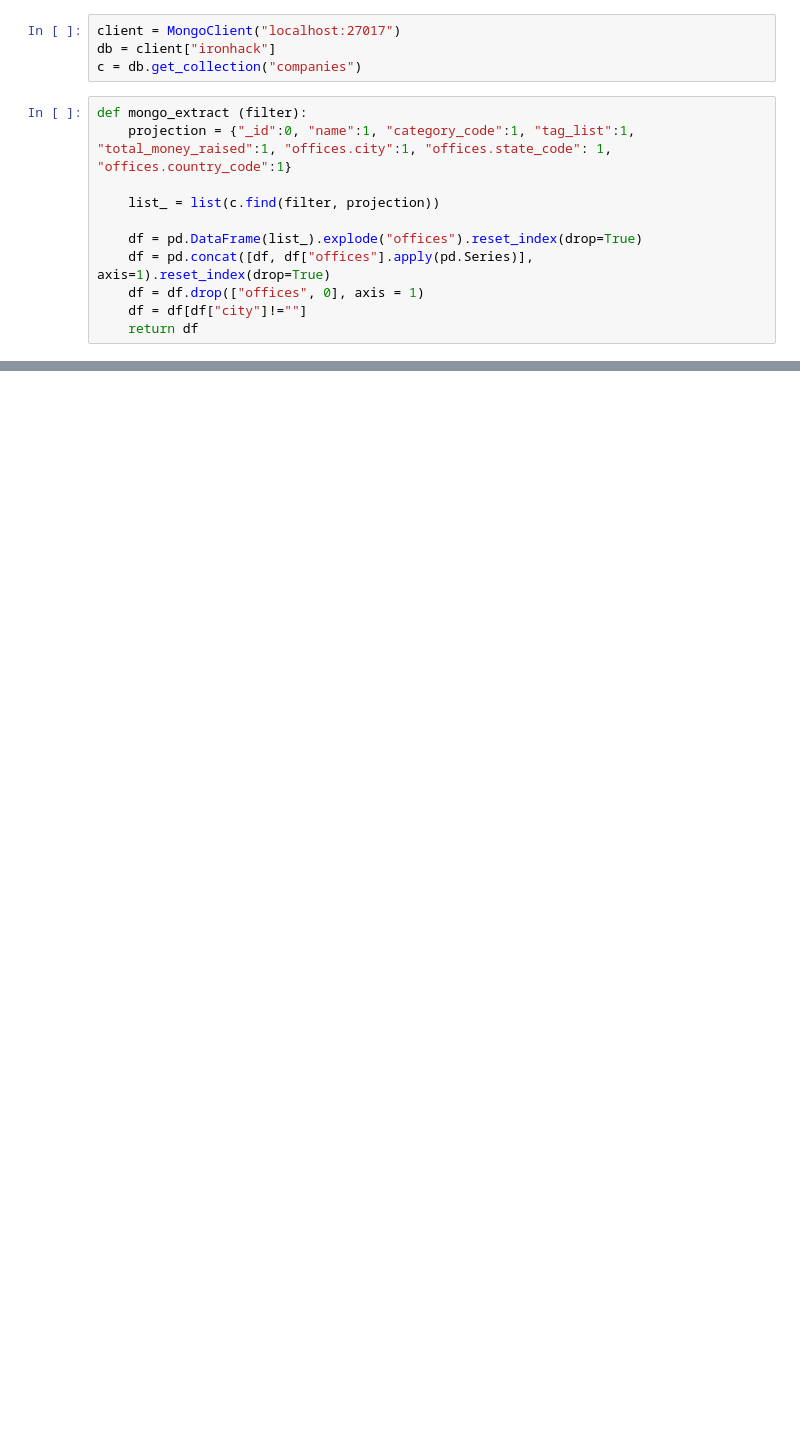
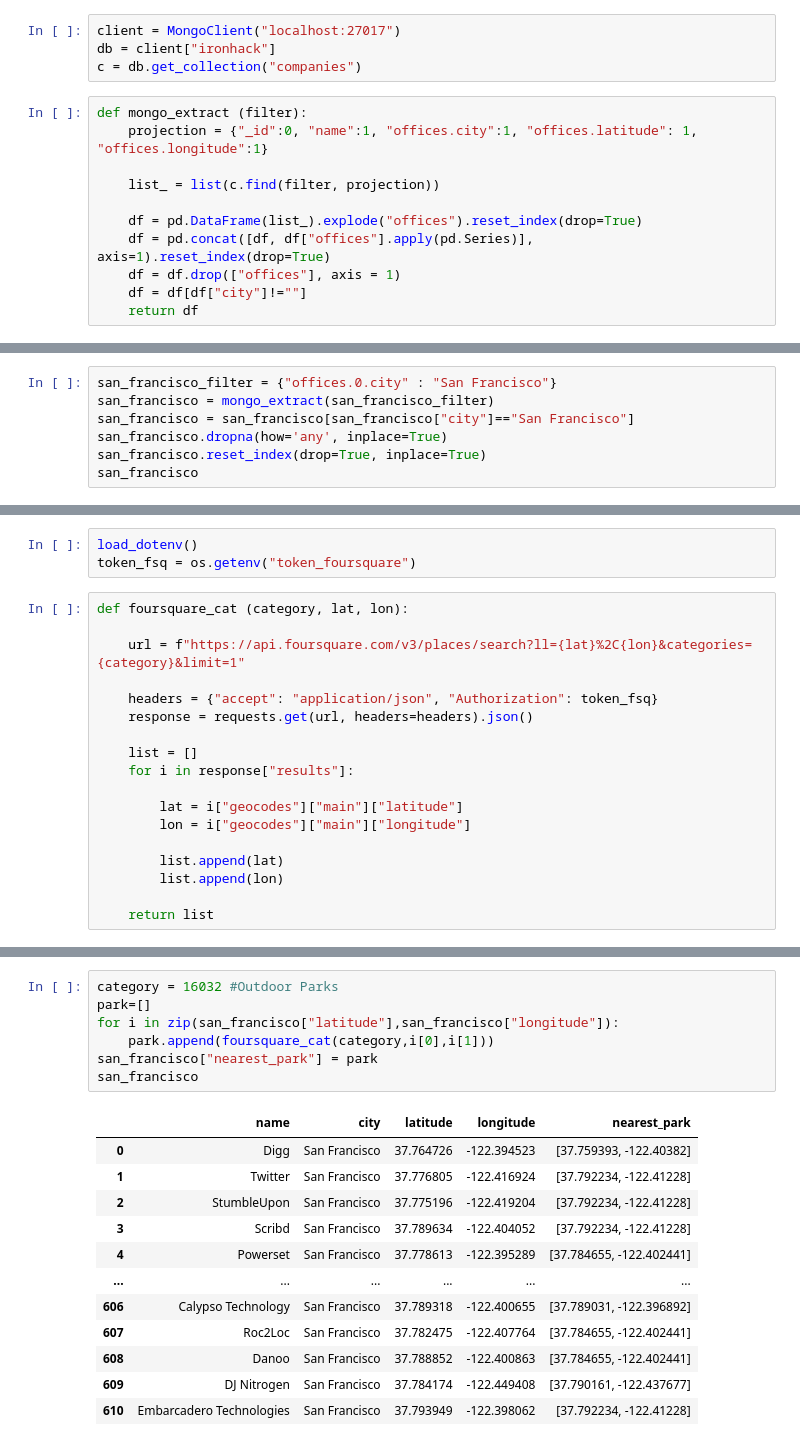
Before and after one commit to marcdalmaum/project_3, a Jupyter notebook: main.ipynb, the cells around one changed output, grey strips where cells are left out. Saved outputs shown, nothing was run; the diff lists cells and outputs as text; blank space fills up the shorter version.

```diff
--- a/main.ipynb
+++ b/main.ipynb
@@ -7,13 +15,13 @@ db = client["ironhack"]
 c = db.get_collection("companies")
 # %%
 def mongo_extract (filter):
-    projection = {"_id":0, "name":1, "category_code":1, "tag_list":1, "total_money_raised":1, "offices.city":1, "offices.state_code": 1, "offices.country_code":1}
+    projection = {"_id":0, "name":1, "offices.city":1, "offices.latitude": 1, "offices.longitude":1}
 
     list_ = list(c.find(filter, projection))
 
     df = pd.DataFrame(list_).explode("offices").reset_index(drop=True)
     df = pd.concat([df, df["offices"].apply(pd.Series)], axis=1).reset_index(drop=True)
-    df = df.drop(["offices", 0], axis = 1)
+    df = df.drop(["offices"], axis = 1)
     df = df[df["city"]!=""]
     return df
 # %%
@@ -51,0 +56,7 @@ Name: city, dtype: int64
+# %%
+san_francisco_filter = {"offices.0.city" : "San Francisco"}
+san_francisco = mongo_extract(san_francisco_filter)
+san_francisco = san_francisco[san_francisco["city"]=="San Francisco"]
+san_francisco.dropna(how='any', inplace=True)
+san_francisco.reset_index(drop=True, inplace=True)
+san_francisco
@@ -51,0 +79,21 @@ Name: city, dtype: int64
+# %%
+load_dotenv()
+token_fsq = os.getenv("token_foursquare")
+# %%
+def foursquare_cat (category, lat, lon):
+
+    url = f"https://api.foursquare.com/v3/places/search?ll={lat}%2C{lon}&categories={category}&limit=1"
+
+    headers = {"accept": "application/json", "Authorization": token_fsq}
+    response = requests.get(url, headers=headers).json()
+
+    list = []
+    for i in response["results"]:
+
+        lat = i["geocodes"]["main"]["latitude"]
+        lon = i["geocodes"]["main"]["longitude"]
+
+        list.append(lat)
+        list.append(lon)
+
+    return list
@@ -51,0 +118,20 @@ Name: city, dtype: int64
+# %%
+category = 16032 #Outdoor Parks
+park=[]
+for i in zip(san_francisco["latitude"],san_francisco["longitude"]):
+    park.append(foursquare_cat(category,i[0],i[1]))
+san_francisco["nearest_park"] = park
+san_francisco
+# %% [output]
+|  | name | city | latitude | longitude | nearest_park |
+| 0 | Digg | San Francisco | 37.764726 | -122.394523 | [37.759393, -122.40382] |
+| 1 | Twitter | San Francisco | 37.776805 | -122.416924 | [37.792234, -122.41228] |
+| 2 | StumbleUpon | San Francisco | 37.775196 | -122.419204 | [37.792234, -122.41228] |
+| 3 | Scribd | San Francisco | 37.789634 | -122.404052 | [37.792234, -122.41228] |
+| 4 | Powerset | San Francisco | 37.778613 | -122.395289 | [37.784655, -122.402441] |
+| ... | ... | ... | ... | ... | ... |
+| 606 | Calypso Technology | San Francisco | 37.789318 | -122.400655 | [37.789031, -122.396892] |
+| 607 | Roc2Loc | San Francisco | 37.782475 | -122.407764 | [37.784655, -122.402441] |
+| 608 | Danoo | San Francisco | 37.788852 | -122.400863 | [37.784655, -122.402441] |
+| 609 | DJ Nitrogen | San Francisco | 37.784174 | -122.449408 | [37.790161, -122.437677] |
+| 610 | Embarcadero Technologies | San Francisco | 37.793949 | -122.398062 | [37.792234, -122.41228] |
```
Also changed, not shown: parts of 15 cells of this notebook, 1 other file.
